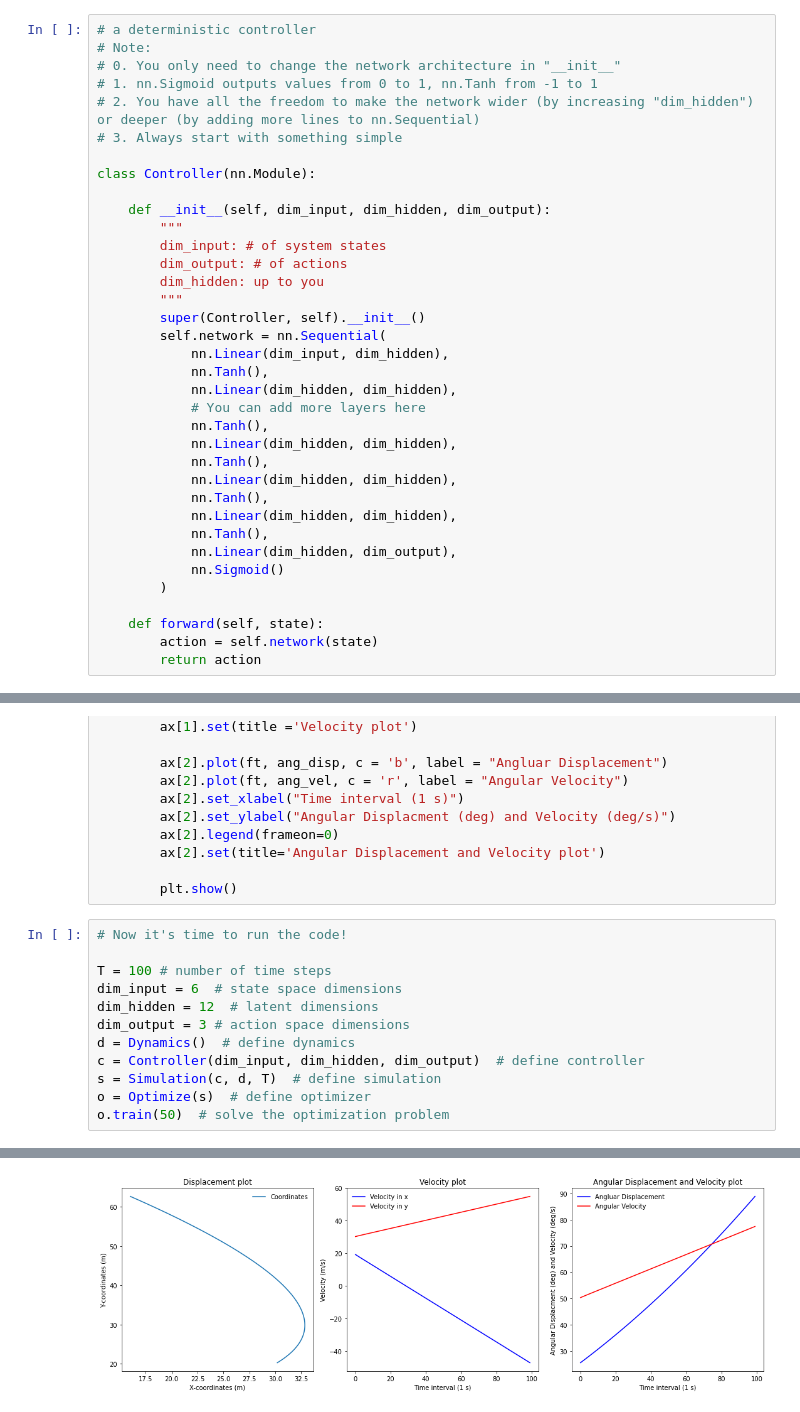
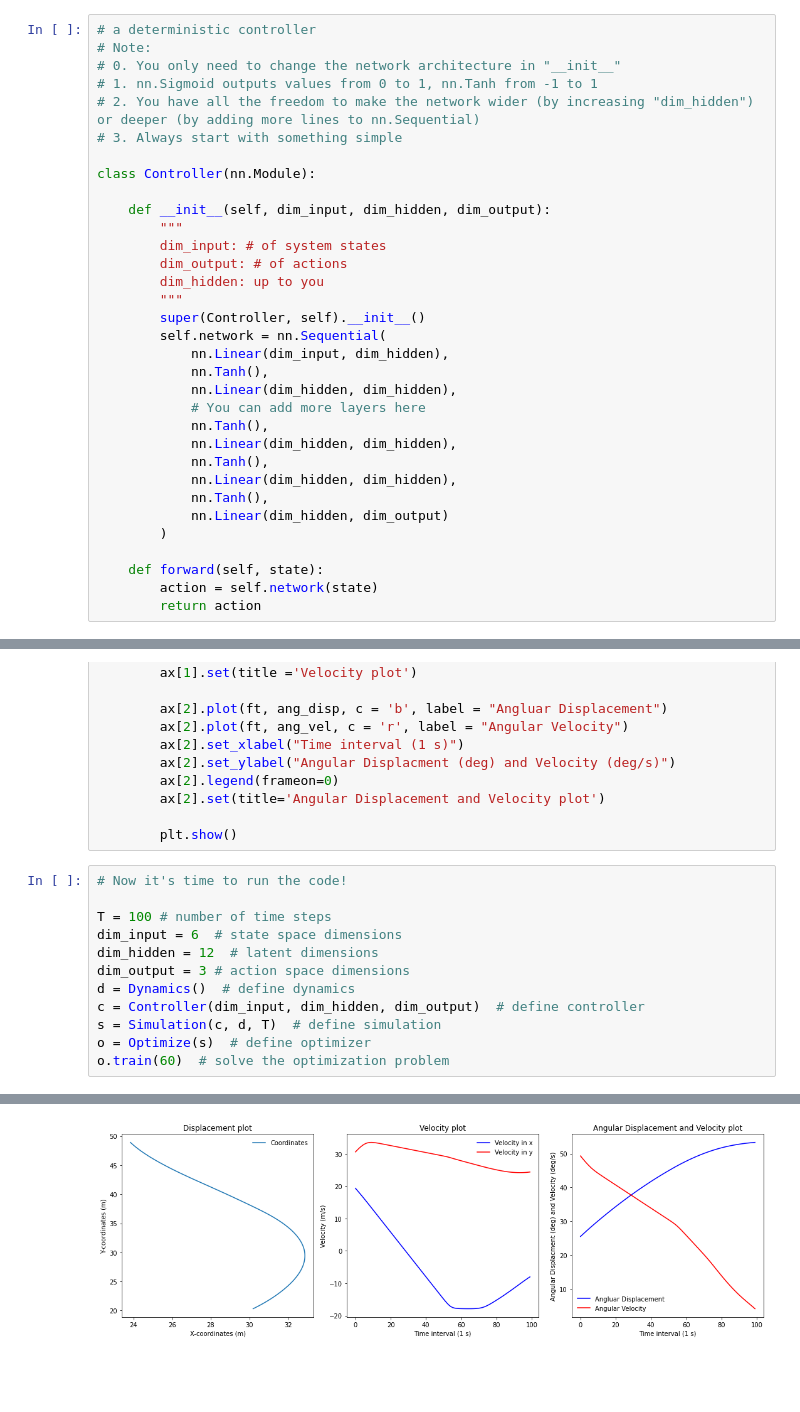
Before and after one commit to rpatel71/Design-Optimization, a Jupyter notebook: Project_1/project_1.ipynb, the cells around one changed output, grey strips where cells are left out. Cells and saved outputs as stored; diff of their text form; blank space fills up the shorter version.

```diff
--- a/Project_1/project_1.ipynb
+++ b/Project_1/project_1.ipynb
@@ -101,10 +101,7 @@ class Controller(nn.Module):
             nn.Tanh(),
             nn.Linear(dim_hidden, dim_hidden),
             nn.Tanh(),
-            nn.Linear(dim_hidden, dim_hidden),
-            nn.Tanh(),
-            nn.Linear(dim_hidden, dim_output),
-            nn.Sigmoid()
+            nn.Linear(dim_hidden, dim_output)
         )
 
     def forward(self, state):
@@ -219,5 +216,5 @@ d = Dynamics()  # define dynamics
 c = Controller(dim_input, dim_hidden, dim_output)  # define controller
 s = Simulation(c, d, T)  # define simulation
 o = Optimize(s)  # define optimizer
-o.train(50)  # solve the optimization problem
+o.train(60)  # solve the optimization problem
 # %% [output]
@@ -233 +230 @@ o.train(50)  # solve the optimization problem
-[figure, old version]
+[figure, new version]
```
Also changed, not shown: parts of 1 cell of this notebook.
